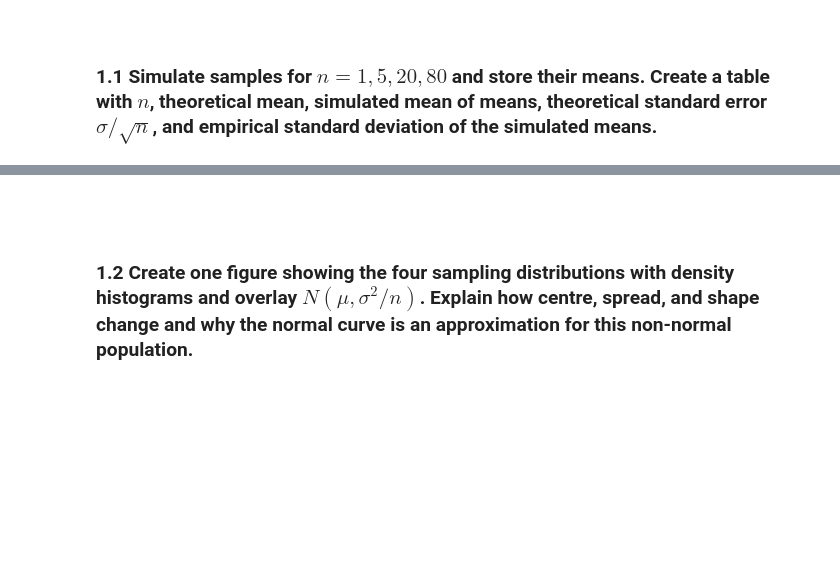
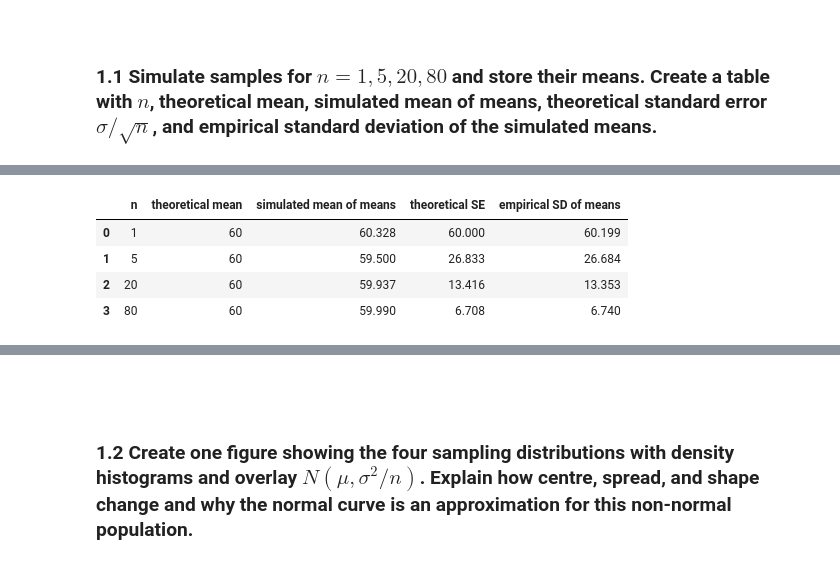
Before and after one commit to Dogmeat2000/sta1, a Jupyter notebook: assignment3/assignment3.ipynb, the cells around one changed output, grey strips where cells are left out. Cells and saved outputs as stored; diff of their text form; code cells hidden in the pictures; blank space fills up the shorter version.

```diff
--- a/assignment3/assignment3.ipynb
+++ b/assignment3/assignment3.ipynb
@@ -86,0 +93,31 @@ Restoration time in a service system is modelled as exponential with population
+# %%
+# Katrine
+
+# Known population model: exponential restoration times with mu = sigma = 60 minutes
+mu = 60
+sigma = 60
+n_rep = 20_000
+sample_sizes = (1, 5, 20, 80)
+rng = np.random.default_rng(2026)
+
+# For each n: draw n_rep samples of size n (one sample per row) and store the mean of each sample
+sample_means = {}
+for n in sample_sizes:
+    samples = rng.exponential(scale=mu, size=(n_rep, n))   # NumPy's scale is the mean 1/lambda
+    sample_means[n] = samples.mean(axis=1)
+
+# Compare theory with simulation
+rows = []
+for n in sample_sizes:
+    rows.append({"n": n,
+                 "theoretical mean": mu,
+                 "simulated mean of means": sample_means[n].mean(),
+                 "theoretical SE": sigma / np.sqrt(n),
+                 "empirical SD of means": sample_means[n].std(ddof=1)})
+pd.DataFrame(rows).round(3)
+# %% [output]
+|  | n | theoretical mean | simulated mean of means | theoretical SE | empirical SD of means |
+| 0 | 1 | 60 | 60.328 | 60.000 | 60.199 |
+| 1 | 5 | 60 | 59.500 | 26.833 | 26.684 |
+| 2 | 20 | 60 | 59.937 | 13.416 | 13.353 |
+| 3 | 80 | 60 | 59.990 | 6.708 | 6.740 |
```
Also changed, not shown: parts of 30 cells of this notebook.
